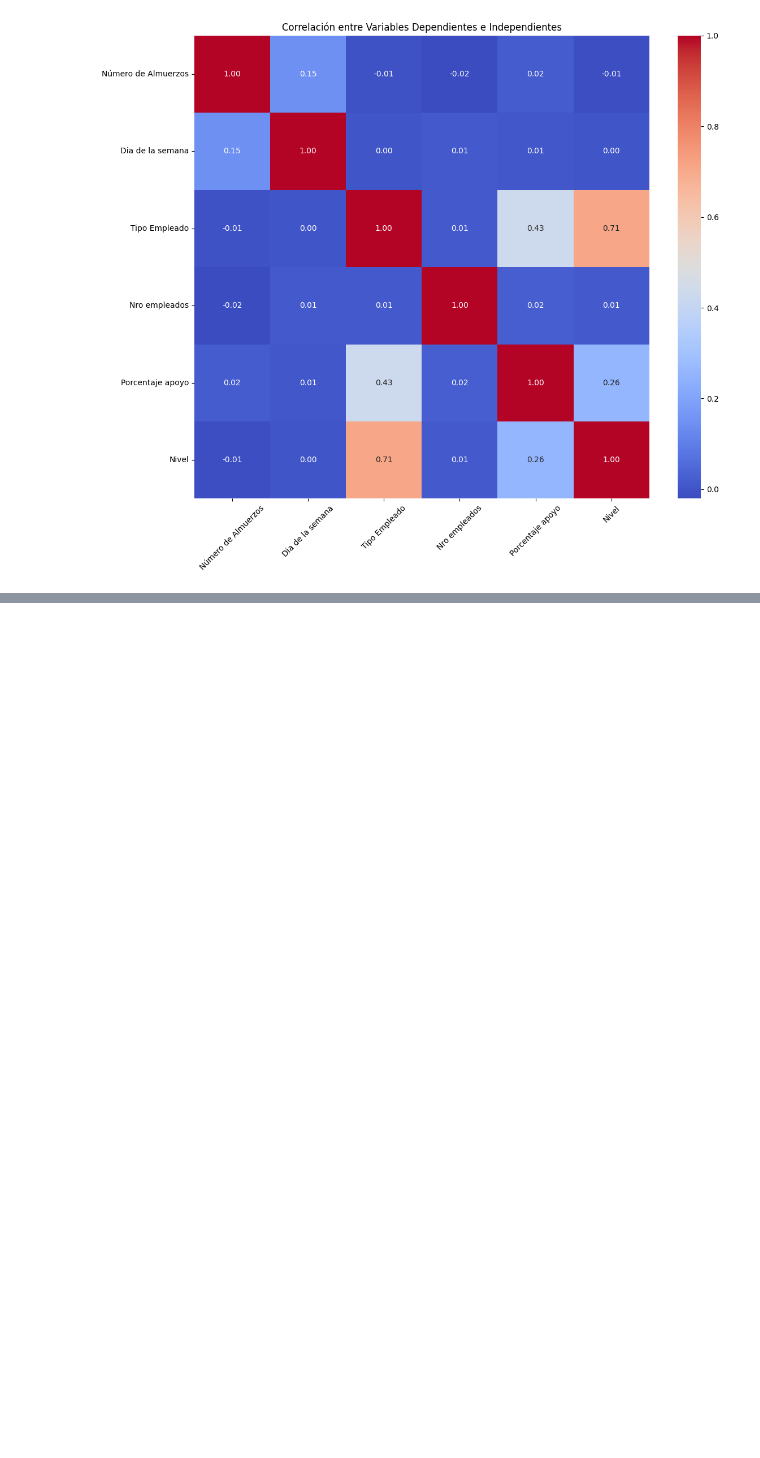
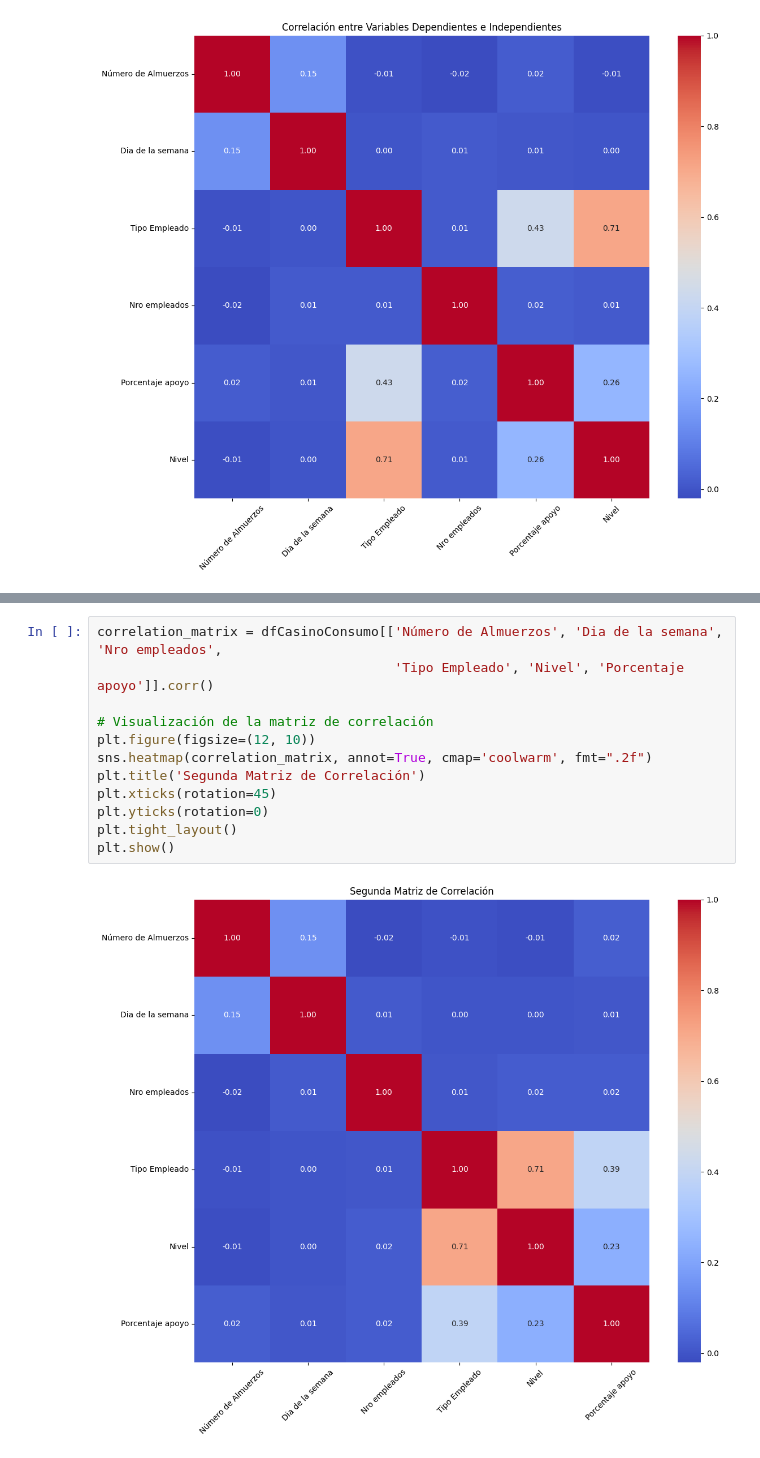
Before and after one commit to A01793509/Equipo_44, a Jupyter notebook: Avance2_44.ipynb, the cells around one changed output, grey strips where cells are left out. Saved outputs shown, nothing was run; the diff lists cells and outputs as text; blank space fills up the shorter version.

```diff
--- a/Avance2_44.ipynb
+++ b/Avance2_44.ipynb
@@ -127,3 +191,17 @@ plt.show()
+# %%
+correlation_matrix = dfCasinoConsumo[['Número de Almuerzos', 'Dia de la semana', 'Nro empleados',
+                                      'Tipo Empleado', 'Nivel', 'Porcentaje apoyo']].corr()
+
+# Visualización de la matriz de correlación
+plt.figure(figsize=(12, 10))
+sns.heatmap(correlation_matrix, annot=True, cmap='coolwarm', fmt=".2f")
+plt.title('Segunda Matriz de Correlación')
+plt.xticks(rotation=45)
+plt.yticks(rotation=0)
+plt.tight_layout()
+plt.show()
+# %% [output]
+[figure, added]
 # %% [markdown]
 ---
 #####🔎 Algunas de las conclusiones obtenidas para calcular la corrrelación entre las variables dependientes e independientes:
```
Also changed, not shown: parts of 15 cells of this notebook.
